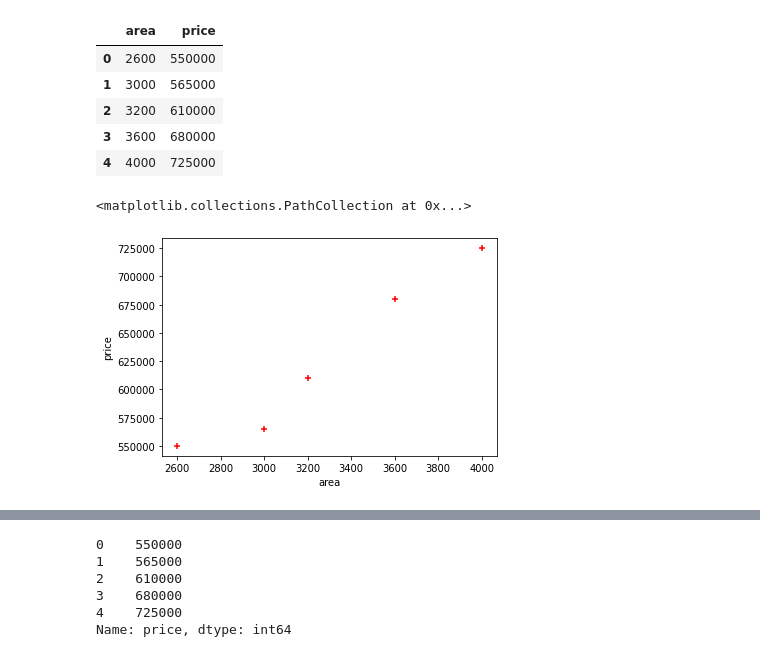
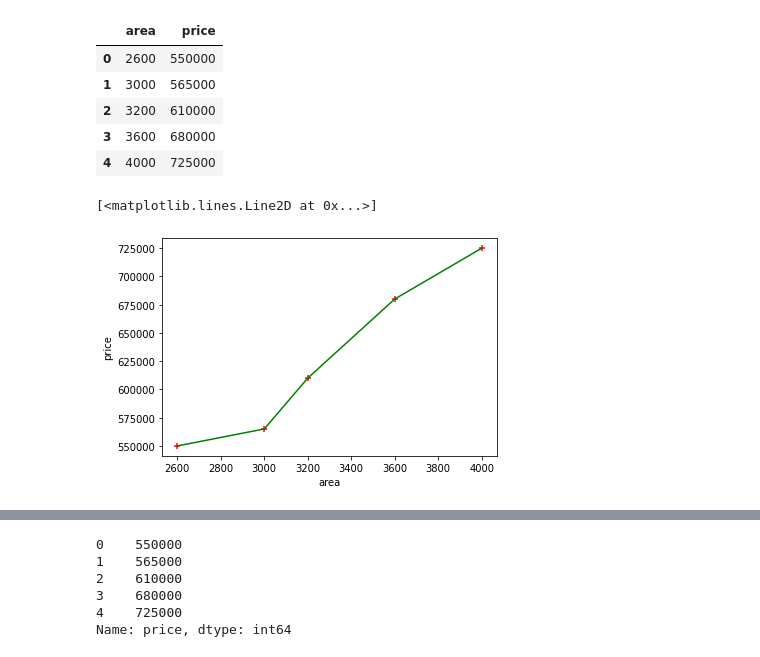
Before and after one commit to Homedepot5/DataScience, a Jupyter notebook: MLTEST1.ipynb, the cells around one changed output, grey strips where cells are left out. Drawn from its saved outputs; the diff is of its cells as text; code cells hidden in the pictures.

```diff
--- a/MLTEST1.ipynb
+++ b/MLTEST1.ipynb
@@ -28,11 +28,12 @@ df
 # %%
 %matplotlib inline
 plt.xlabel('area')
 plt.ylabel('price')
 plt.scatter(df.area,df.price,color='red',marker='+')
+plt.plot(df.area,df.price,color='green')
 # %% [output]
-<matplotlib.collections.PathCollection at 0x...>
+[<matplotlib.lines.Line2D at 0x...>]
-[figure, old version]
+[figure, new version]
 # %%
 #new_df = df.drop('price',axis='columns')
 #new_df
```
Also changed, not shown: parts of 6 cells of this notebook.
